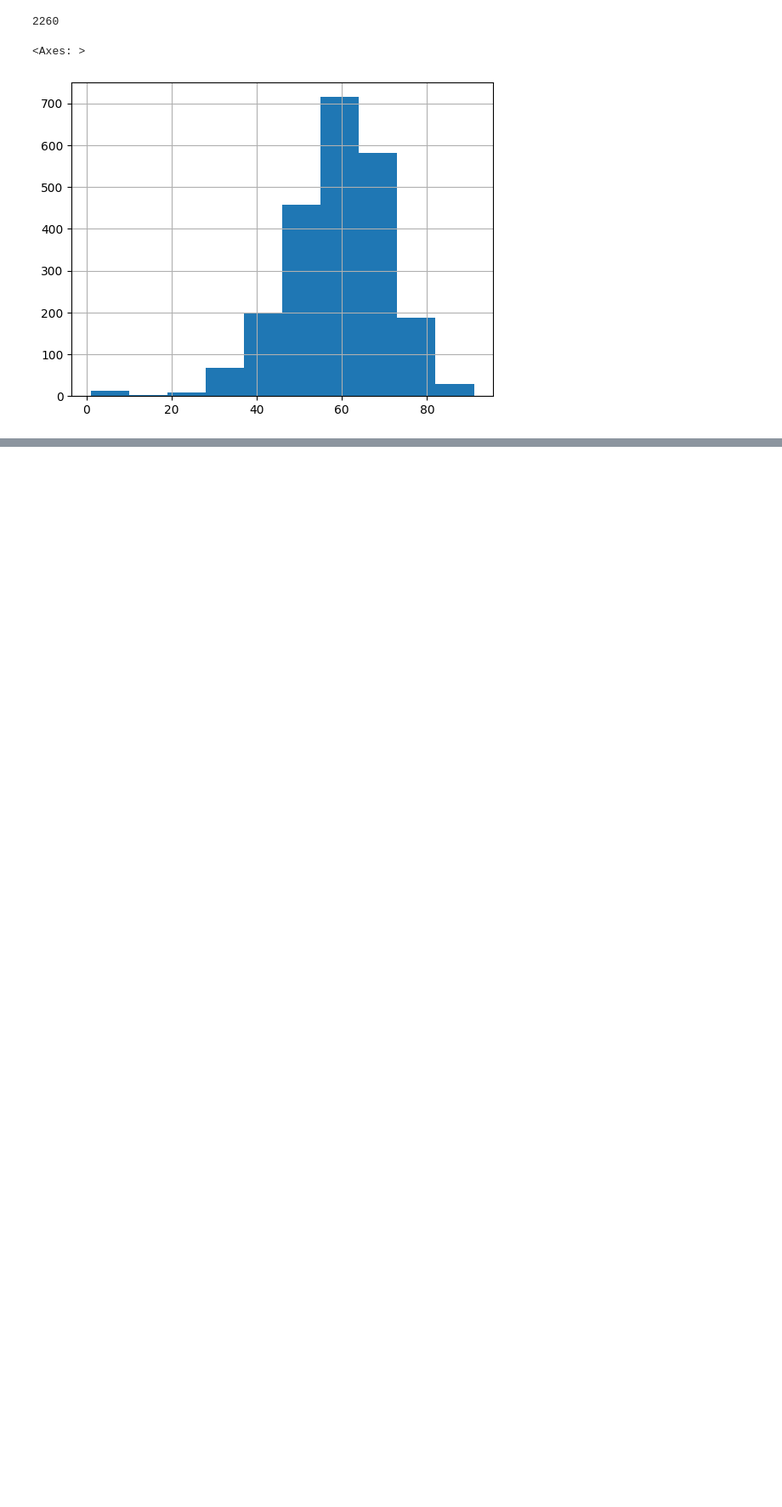
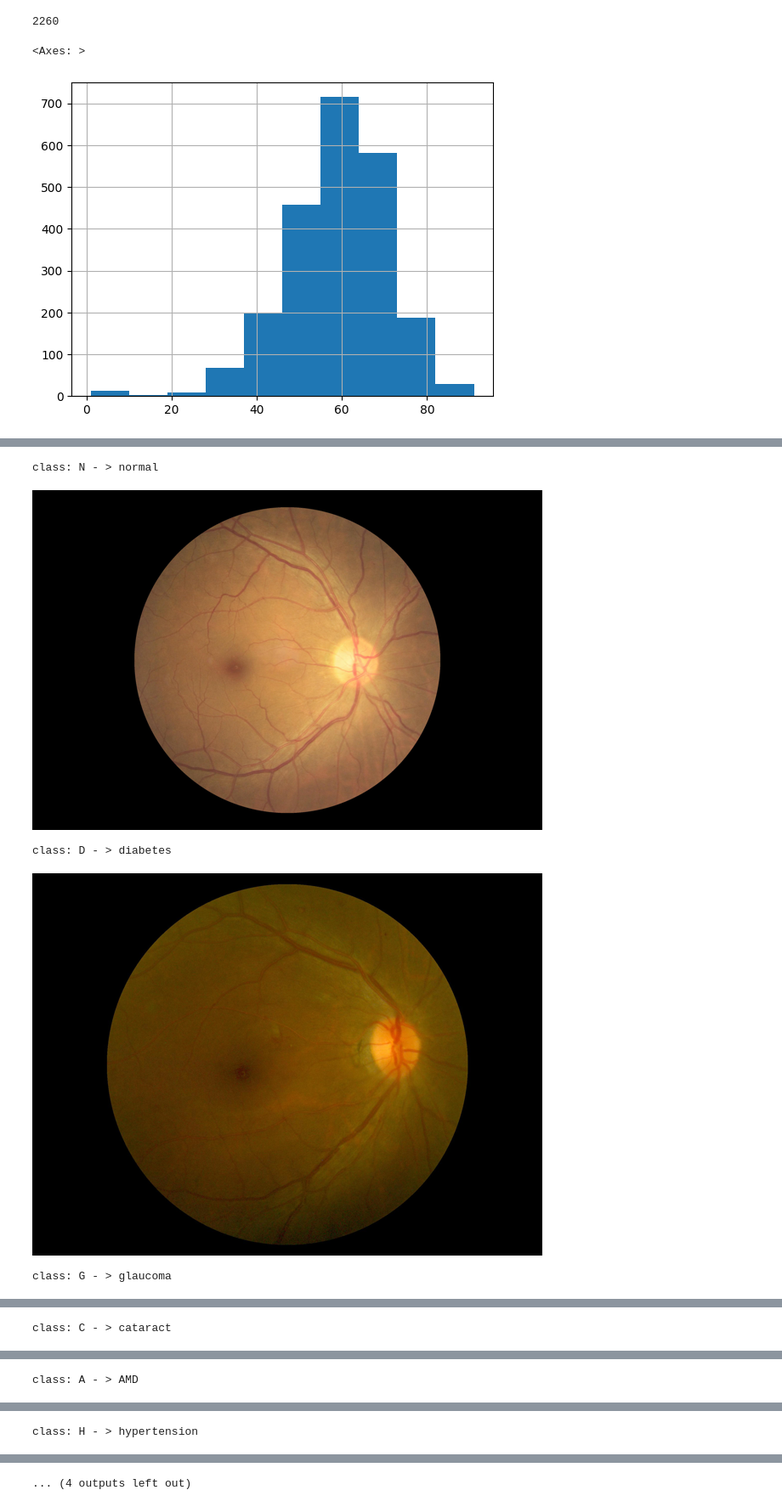
Before and after one commit to SAutum/fundusfunfunf, a Jupyter notebook: annotations.ipynb, the cells around one changed output, grey strips where cells are left out. Shown at 85% size. Cells and saved outputs as stored; diff of their text form; code cells hidden in the pictures; blank space fills up the shorter version.

```diff
--- a/annotations.ipynb
+++ b/annotations.ipynb
@@ -71,0 +78,17 @@ df[df.N == 0].Age.hist()
+# %%
+classes = ["N", "D", "G", "C", "A", "H", "M", "O"]
+classes_name = ["normal", "diabetes", "glaucoma", "cataract", "AMD", "hypertension", "myopia", "other diseases"]
+for i in range(len(classes)):
+    print("class: {} - > {}".format(classes[i], classes_name[i]))
+    image = PIL.Image.open("Images/{}".format(df[df[classes[i]] == 1].Left_Fundus.values[0]))
+    image.thumbnail((600,600))
+    display(image)
+    image = PIL.Image.open("Images/{}".format(df[df[classes[i]] == 1].Right_Fundus.values[0]))
+    image.thumbnail((600,600))
+    display(image)
+# %% [output]
+class: N - > normal
+[figure, added]
+class: D - > diabetes
+[figure, added]
+class: G - > glaucoma
@@ -71,0 +96 @@ df[df.N == 0].Age.hist()
+class: C - > cataract
@@ -71,0 +98 @@ df[df.N == 0].Age.hist()
+class: A - > AMD
@@ -71,0 +100 @@ df[df.N == 0].Age.hist()
+class: H - > hypertension
@@ -71,0 +102 @@ df[df.N == 0].Age.hist()
+... (4 outputs left out)
```
Also changed, not shown: parts of 4 cells of this notebook.
